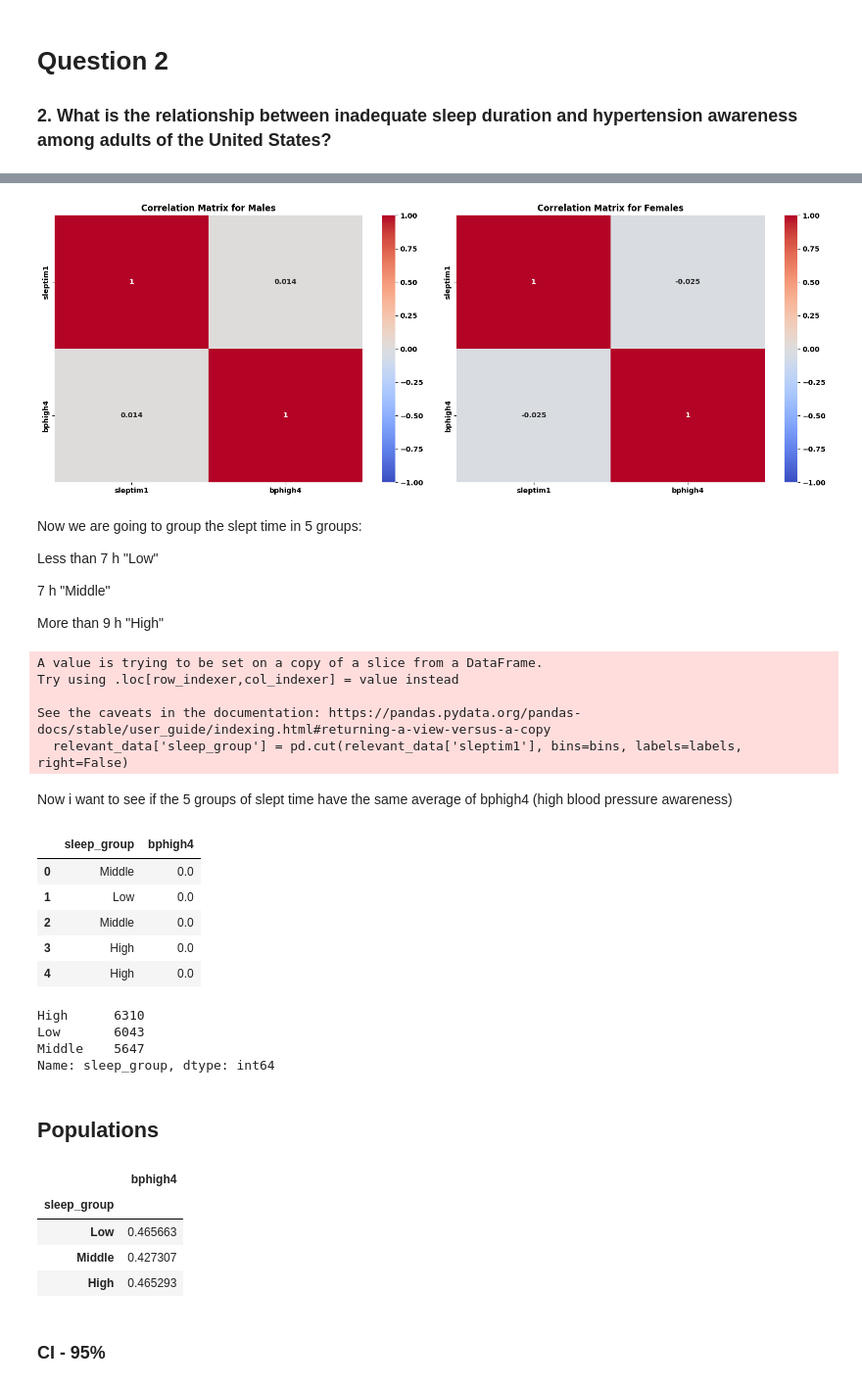
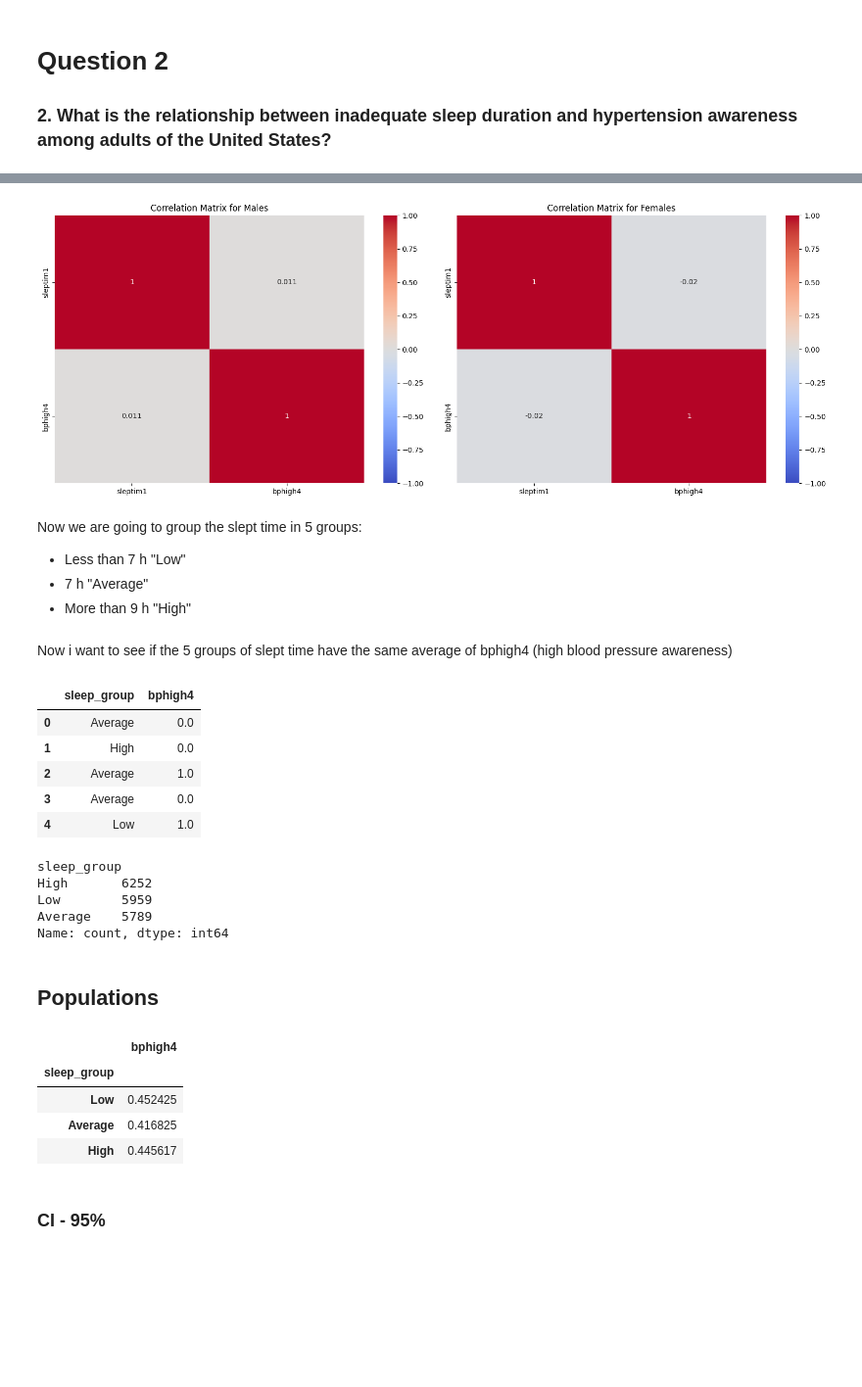
Before and after one commit to yagoTobi/Intro-Estadistica-Computacional, a Jupyter notebook: LabFinal/Notebooks-Practical/Question2.ipynb, the cells around one changed output, grey strips where cells are left out. Shown at 98% size. Saved outputs shown, nothing was run; the diff lists cells and outputs as text; code cells hidden in the pictures; blank space fills up the shorter version.

```diff
--- a/LabFinal/Notebooks-Practical/Question2.ipynb
+++ b/LabFinal/Notebooks-Practical/Question2.ipynb
@@ -11,7 +17,7 @@ import numpy as np
 data = pd.read_csv('final_sample.csv')
 
 # Selecting relevant columns for analysis
-relevant_data = data[['X_state', 'sleptim1', 'bphigh4','sex']]
+relevant_data = data[['X_state', 'sleptim1', 'bphigh4','sex']].copy()
 
 # Convert 'sleptim1' and 'bphigh4' to appropriate data types and handling any missing or invalid data
 relevant_data['sleptim1'] = pd.to_numeric(relevant_data['sleptim1'], errors='coerce')
@@ -117,26 +123,18 @@ axes[1].set_title('Correlation Matrix for Females')
 plt.tight_layout()
 plt.show()
 # %% [output]
-[figure, old version]
+[figure, new version]
 # %% [markdown]
 Now we are going to group the slept time in 5 groups:
 
 
-Less than 7 h "Low"
-
-7 h "Middle"
-
-More than 9 h "High"
+* Less than 7 h "Low"
+* 7 h "Average"
+* More than 9 h "High"
 # %%
 bins = [0, 7, 8, float('inf')]
-labels = ['Low', 'Middle', 'High']
+labels = ['Low', 'Average', 'High']
 relevant_data['sleep_group'] = pd.cut(relevant_data['sleptim1'], bins=bins, labels=labels, right=False)
-# %% [output]
-A value is trying to be set on a copy of a slice from a DataFrame.
-Try using .loc[row_indexer,col_indexer] = value instead
-
-See the caveats in the documentation: https://pandas.pydata.org/pandas-docs/stable/user_guide/indexing.html#returning-a-view-versus-a-copy
-  relevant_data['sleep_group'] = pd.cut(relevant_data['sleptim1'], bins=bins, labels=labels, right=False)
 # %% [markdown]
 Now i want to see if the 5 groups of slept time have the same average of bphigh4 (high blood pressure awareness)
 # %%
@@ -145,31 +143,32 @@ data_sleep_experiment = relevant_data[['sleep_group', 'bphigh4']].copy()
 data_sleep_experiment.head()
 # %% [output]
 |  | sleep_group | bphigh4 |
-| 0 | Middle | 0.0 |
-| 1 | Low | 0.0 |
-| 2 | Middle | 0.0 |
-| 3 | High | 0.0 |
-| 4 | High | 0.0 |
+| 0 | Average | 0.0 |
+| 1 | High | 0.0 |
+| 2 | Average | 1.0 |
+| 3 | Average | 0.0 |
+| 4 | Low | 1.0 |
 # %%
 col_counts = data_sleep_experiment['sleep_group'].value_counts()
 col_counts
 # %% [output]
-High      6310
-Low       6043
-Middle    5647
-Name: sleep_group, dtype: int64
+sleep_group
+High       6252
+Low        5959
+Average    5789
+Name: count, dtype: int64
 # %% [markdown]
 ## Populations
 # %%
-result = data_sleep_experiment.groupby(by = ['sleep_group']).sum()
+result = data_sleep_experiment.groupby(by = ['sleep_group'], observed=True).sum()
 result['bphigh4'] = result['bphigh4']/col_counts
 result
 # %% [output]
 |  | bphigh4 |
 | sleep_group |  |
-| Low | 0.465663 |
-| Middle | 0.427307 |
-| High | 0.465293 |
+| Low | 0.452425 |
+| Average | 0.416825 |
+| High | 0.445617 |
 # %% [markdown]
 ### CI - 95%
 # %%
```
Also changed, not shown: parts of 7 cells of this notebook, 3 other files.
